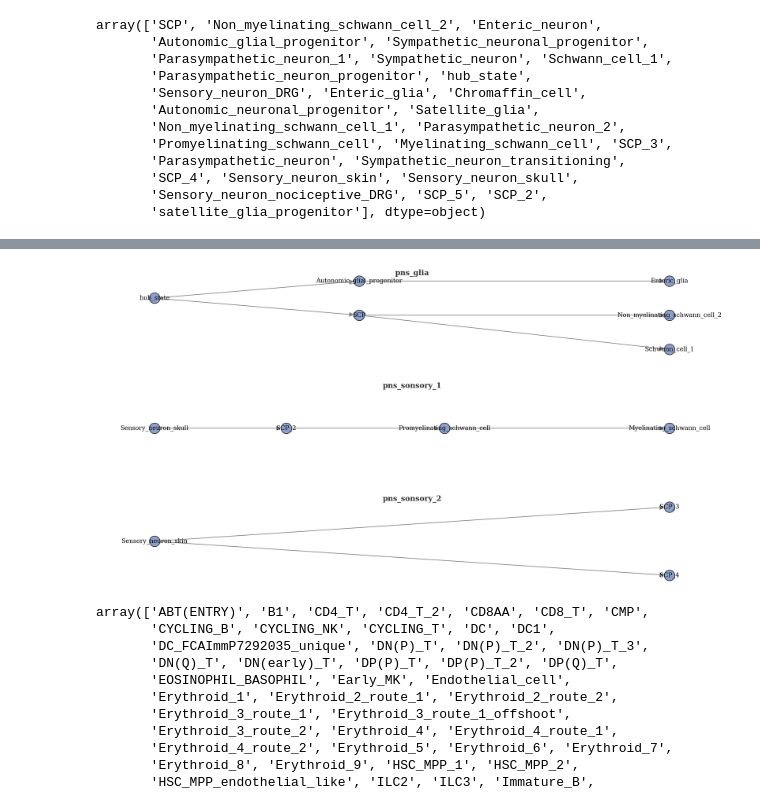
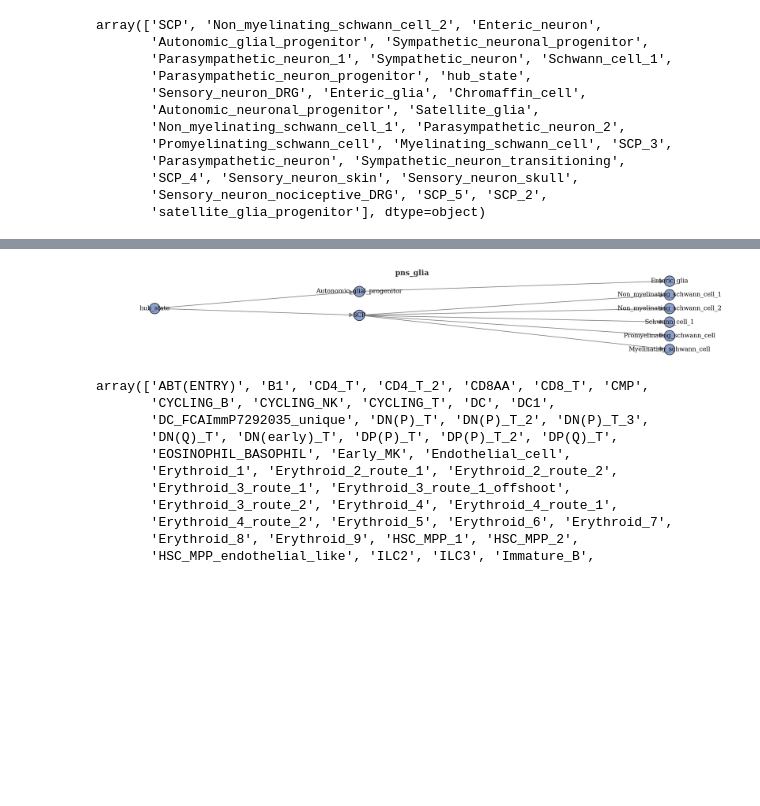
Before and after one commit to theislab/sctram, a Jupyter notebook: reproducibility/server_sync/experiments/development_atlas_figure/sctram_runner.ipynb, the cells around one changed output, grey strips where cells are left out. Drawn from its saved outputs; the diff is of its cells as text; code cells hidden in the pictures; blank space fills up the shorter version.

```diff
--- a/reproducibility/server_sync/experiments/development_atlas_figure/sctram_runner.ipynb
+++ b/reproducibility/server_sync/experiments/development_atlas_figure/sctram_runner.ipynb
@@ -269,23 +349,3 @@ array(['SCP', 'Non_myelinating_schwann_cell_2', 'Enteric_neuron',
        'SCP_4', 'Sensory_neuron_skin', 'Sensory_neuron_skull',
        'Sensory_neuron_nociceptive_DRG', 'SCP_5', 'SCP_2',
        'satellite_glia_progenitor'], dtype=object)
-# %%
-trajectory = "pns_neuro"
-ground_truth_trajectories[trajectory] = [
-    ('hub_state', 'Autonomic_neuronal_progenitor'),
-    ('Autonomic_neuronal_progenitor', 'Enteric_neuron'),
-    ('Autonomic_neuronal_progenitor', 'Parasympathetic_neuron_progenitor'),
-    ('Autonomic_neuronal_progenitor', 'Sympathetic_neuronal_progenitor'),
-    ('Parasympathetic_neuron_progenitor', 'Parasympathetic_neuron'),
-    ('Parasympathetic_neuron_progenitor', 'Parasympathetic_neuron_1'),
-    ('Parasympathetic_neuron_progenitor', 'Parasympathetic_neuron_2'),
-    ('Sympathetic_neuronal_progenitor', 'Sympathetic_neuron'),
-    ('Sympathetic_neuronal_progenitor', 'Sympathetic_neuron_transitioning'),
-    ('Sympathetic_neuronal_progenitor', 'Chromaffin_cell'),
-]
-_input_trajectory = InputTrajectories(ground_truth_trajectories).get_trajectory(trajectory, include_additional_nodes=False)
-_input_trajectory.plot_trajectory(
-    title=trajectory,
-    figsize=(15, 4),
-    label_offset=0,
-)
@@ -293,0 +352,20 @@ _input_trajectory.plot_trajectory(
+# %%
+trajectory = "pns_neuro"
+ground_truth_trajectories[trajectory] = [
+    ('hub_state', 'Autonomic_neuronal_progenitor'),
+    ('Autonomic_neuronal_progenitor', 'Enteric_neuron'),
+    ('Autonomic_neuronal_progenitor', 'Parasympathetic_neuron_progenitor'),
+    ('Autonomic_neuronal_progenitor', 'Sympathetic_neuronal_progenitor'),
+    ('Parasympathetic_neuron_progenitor', 'Parasympathetic_neuron'),
+    ('Parasympathetic_neuron_progenitor', 'Parasympathetic_neuron_1'),
+    ('Parasympathetic_neuron_progenitor', 'Parasympathetic_neuron_2'),
+    ('Sympathetic_neuronal_progenitor', 'Sympathetic_neuron_transitioning'),
+    ('Sympathetic_neuron_transitioning', 'Sympathetic_neuron'),
+    ('Sympathetic_neuronal_progenitor', 'Chromaffin_cell'),
+]
+_input_trajectory = InputTrajectories(ground_truth_trajectories).get_trajectory(trajectory, include_additional_nodes=False)
+_input_trajectory.plot_trajectory(
+    title=trajectory,
+    figsize=(15, 4),
+    label_offset=0,
+)
@@ -294,49 +378,23 @@ _input_trajectory.plot_trajectory(
 # %%
 trajectory = "pns_glia"
 ground_truth_trajectories[trajectory] = [
     ('hub_state', 'Autonomic_glial_progenitor'),
     ('Autonomic_glial_progenitor', 'Enteric_glia'),
     ('hub_state', 'SCP'),
+    ('SCP', 'Non_myelinating_schwann_cell_1'),
     ('SCP', 'Non_myelinating_schwann_cell_2'),
     ('SCP', 'Schwann_cell_1'),
+    ('SCP', 'Promyelinating_schwann_cell'),
+    ('SCP', 'Myelinating_schwann_cell'),
 ]
 _input_trajectory = InputTrajectories(ground_truth_trajectories).get_trajectory(trajectory, include_additional_nodes=False)
 _input_trajectory.plot_trajectory(
     title=trajectory,
     figsize=(15, 2),
     label_offset=0,
 )
 # %% [output]
-[figure, old version]
+[figure, new version]
-# %%
-trajectory = "pns_sonsory_1"
-ground_truth_trajectories[trajectory] = [
-    ('Sensory_neuron_skull', 'SCP_2'),
-    ('SCP_2', 'Promyelinating_schwann_cell'),
-    ('Promyelinating_schwann_cell', 'Myelinating_schwann_cell'),
-]
-_input_trajectory = InputTrajectories(ground_truth_trajectories).get_trajectory(trajectory, include_additional_nodes=False)
-_input_trajectory.plot_trajectory(
-    title=trajectory,
-    figsize=(15, 2),
-    label_offset=0,
-)
-# %% [output]
-[figure, removed]
-# %%
-trajectory = "pns_sonsory_2"
-ground_truth_trajectories[trajectory] = [
-    ('Sensory_neuron_skin', 'SCP_3'),
-    ('Sensory_neuron_skin', 'SCP_4'),
-]
-_input_trajectory = InputTrajectories(ground_truth_trajectories).get_trajectory(trajectory, include_additional_nodes=False)
-_input_trajectory.plot_trajectory(
-    title=trajectory,
-    figsize=(15, 2),
-    label_offset=0,
-)
-# %% [output]
-[figure, removed]
 # %%
 np.sort(trajectory_annotation_csv["haem"]["ref_anno2"].unique())
 # %% [output]
```
Also changed, not shown: parts of 23 cells of this notebook, 29 other files.
